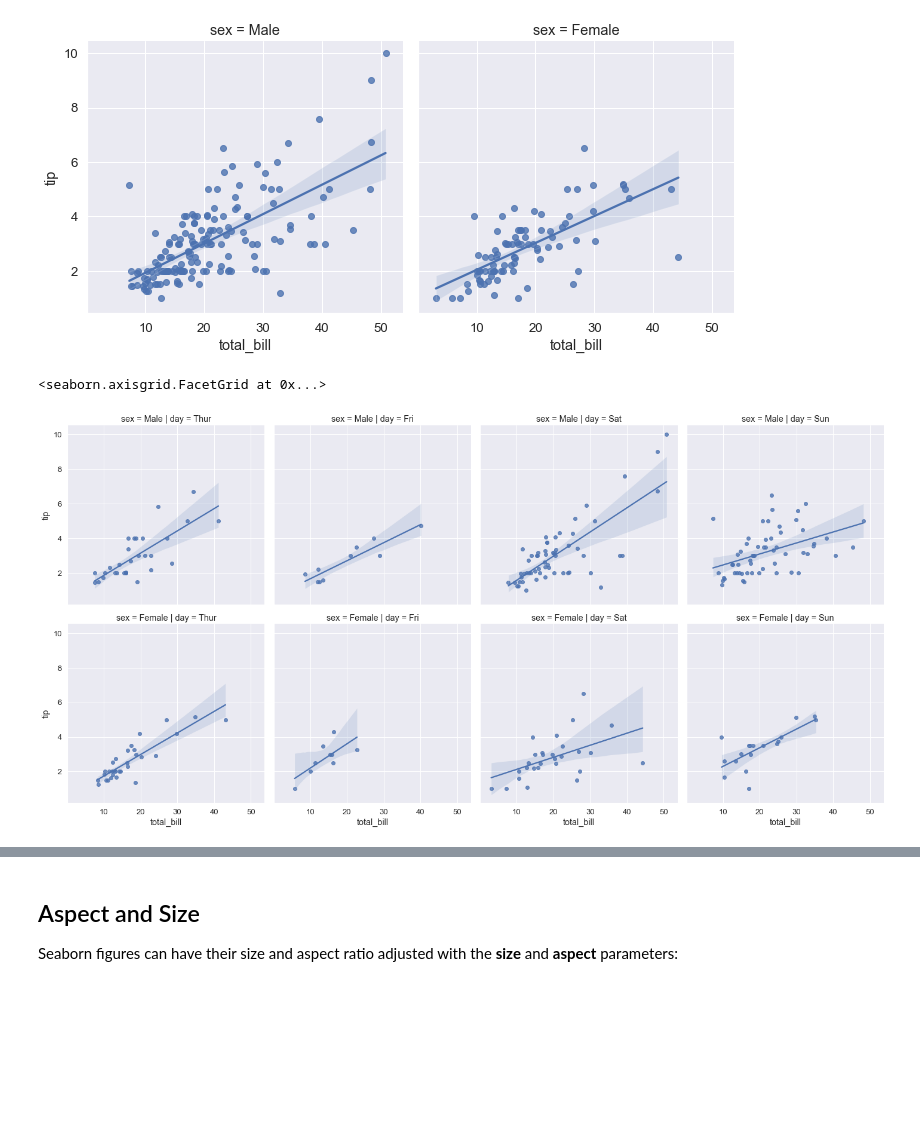
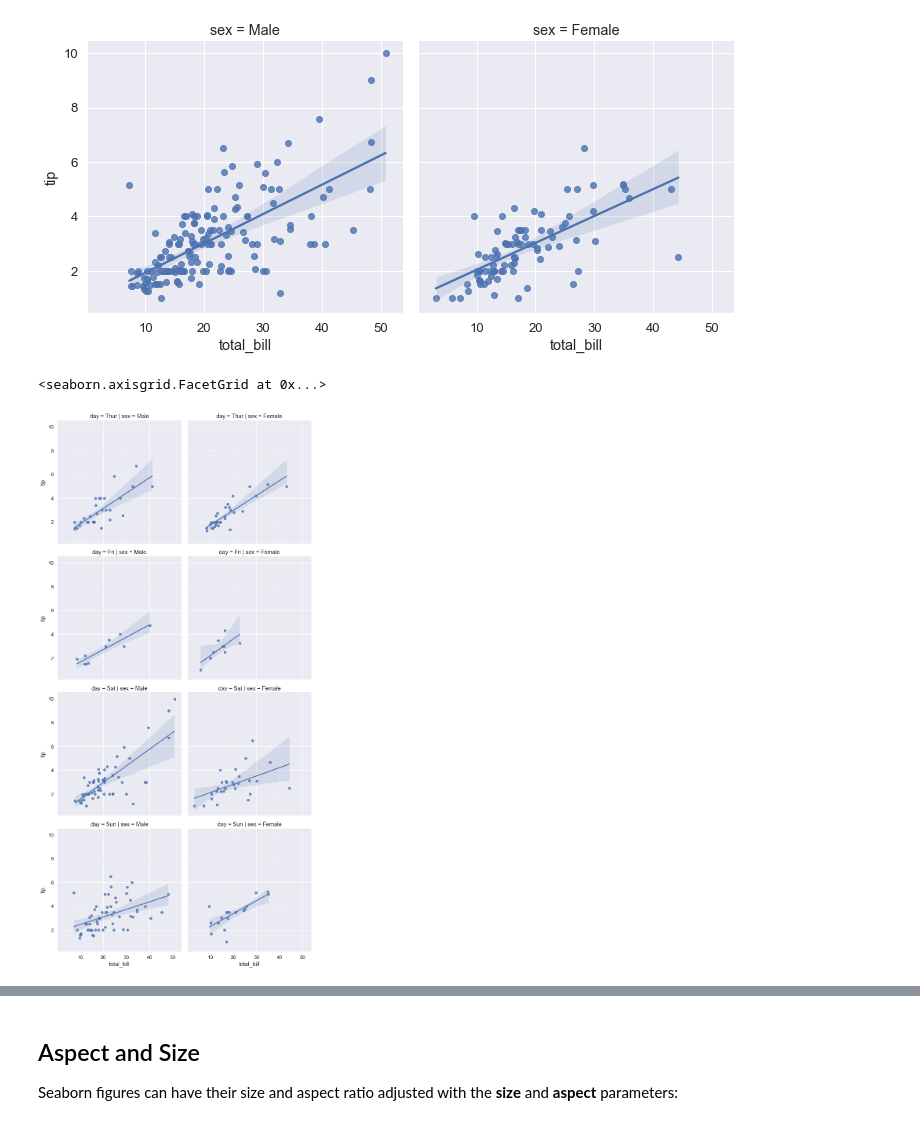
Before and after one commit to Jekso/Singularity-Data-Science, a Jupyter notebook: 08-Visualization with matplotlib & seaborn/code/01-Seaborn/03-Regression Plots.ipynb, the cells around one changed output, grey strips where cells are left out. Drawn from its saved outputs; the diff is of its cells as text; code cells hidden in the pictures; blank space fills up the shorter version.

```diff
--- a/08-Visualization with matplotlib & seaborn/code/01-Seaborn/03-Regression Plots.ipynb
+++ b/08-Visualization with matplotlib & seaborn/code/01-Seaborn/03-Regression Plots.ipynb
@@ -57,8 +57,8 @@ sns.lmplot(x='total_bill', y='tip', data=tips, col='sex')
 <seaborn.axisgrid.FacetGrid at 0x...>
 [figure]
 # %%
-sns.lmplot(x="total_bill", y="tip", data=tips, col="day", row="sex")
+sns.lmplot(x="total_bill", y="tip", data=tips, row="day", col="sex")
 # %% [output]
 <seaborn.axisgrid.FacetGrid at 0x...>
-[figure, old version]
+[figure, new version]
 # %%
```
Also changed, not shown: parts of 2 cells of this notebook, 22 other files.
